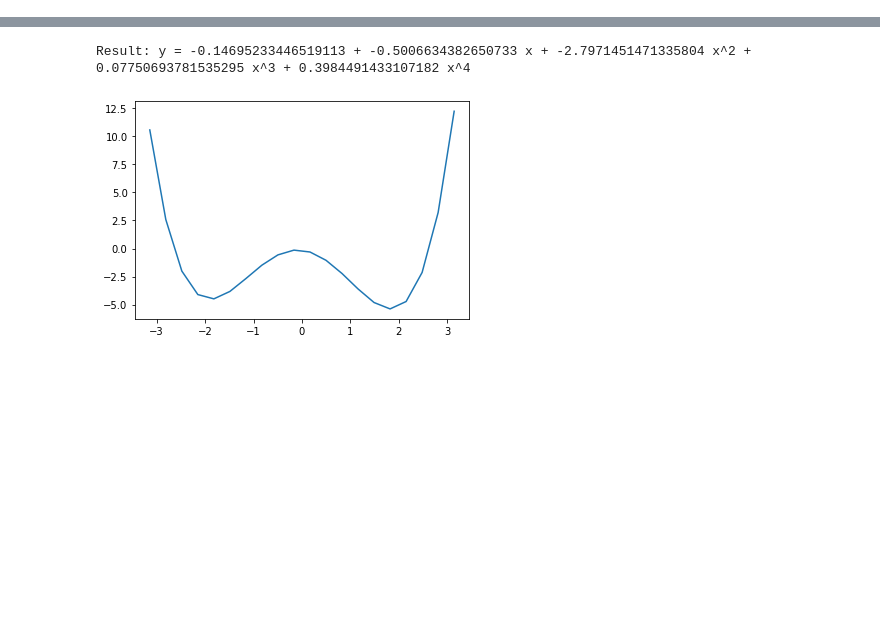
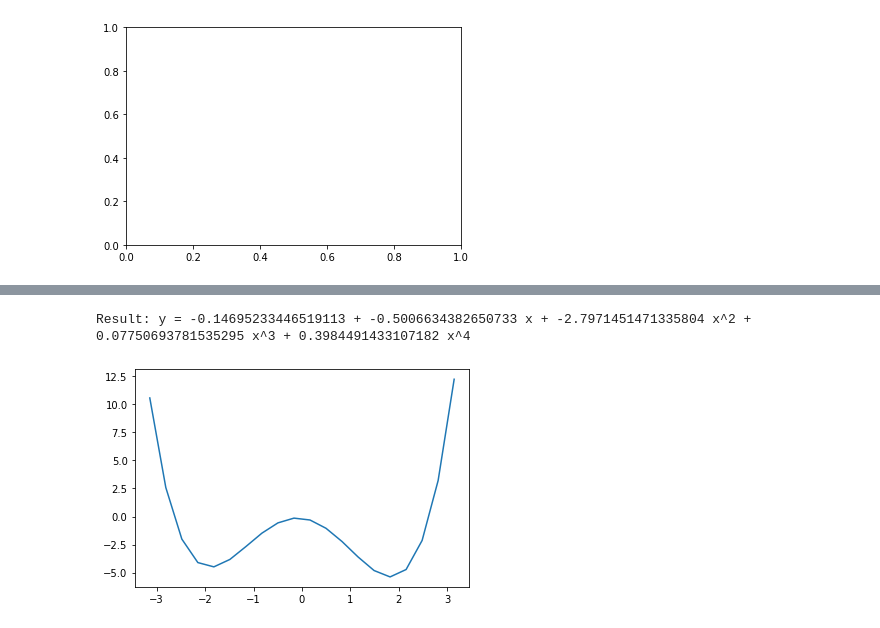
Before and after one commit to eriksali/DNN_2023_DL, a Jupyter notebook: a2_autograd.ipynb, the cells around one changed output, grey strips where cells are left out. Drawn from its saved outputs; the diff is of its cells as text; code cells hidden in the pictures; blank space fills up the shorter version.

```diff
--- a/a2_autograd.ipynb
+++ b/a2_autograd.ipynb
@@ -2,0 +239,90 @@
+# %%
+import numpy as np
+import torch
+import torch.nn as nn
+import torch.nn.functional as F
+import matplotlib.pyplot as plt
+import torch.optim as optim
+
+# Load the data
+##wine = np.loadtxt('data/wine.txt', delimiter =',')
+wine = np.loadtxt('/content/wine.txt', delimiter =',')
+
+#We will randomly shuffle the data first. This is needed because we want to mix rows of different class labels
+np.random.shuffle(wine)
+# Next, we convert convert data to torch tensor
+wine_t = torch.from_numpy(wine).float()
+#Separate target and data. First column is the target column
+wine_target = wine_t[:,0].long()# Target needs to be a long tensor
+data = wine_t[:,1:]# The data has 13 features
+# Let's normalize the data
+data_mean = torch.mean(data, dim=0)
+data_var = torch.var(data, dim=0)
+data_norm = (data - data_mean)/torch.sqrt(data_var)
+
+# Let us partition the data into training and test sets, We will use 150 examples for training and the remaining 28 for testing
+X_train = data_norm[0:150]
+X_test = data_norm[150:178]
+y_train = wine_target[0:150]-1# Impp PyTorch expects labels as 0, 1, and 2 for a three class problem and not as 1, 2, 3 as present in the wine data
+y_test  = wine_target[150:178]-1# Impp PyTorch expects labels as 0, 1, and 2 for a three class problem and not as 1, 2, 3 as presen
+
+class Model(nn.Module):
+    def __init__(self, input_features=13, hidden_layer1=10, output_features=3):
+        super().__init__()
+        self.fc1 = nn.Linear(input_features,hidden_layer1)
+        self.out = nn.Linear(hidden_layer1, output_features)
+
+    def forward(self, x):
+        x = F.relu(self.fc1(x))
+        x = self.out(x)
+        return x
+
+# Note the second layer is using no activation which is equivalent to linear activation.
+
+mymodel = Model().float()
+#mymodel=mymodel.float()
+
+# We will use cross-entropy loss and SGD with momentum
+criterion = torch.nn.CrossEntropyLoss()
+optimizer = optim.SGD(mymodel.parameters(), lr = 0.0005, momentum=0.5)
+
+epochs = 200
+batch_size = 10
+losses = []
+for epoch in range(epochs):
+    for i in range((X_train.shape[0] - 1) // batch_size + 1):
+        start_i = i * batch_size
+        end_i = start_i + batch_size
+        xb = X_train[start_i:end_i]
+        yb = y_train[start_i:end_i]
+        y_pred = mymodel.forward(xb.float())
+        loss = criterion(y_pred, yb.long())
+        optimizer.zero_grad()
+        loss.backward()
+        optimizer.step()
+    losses.append(loss)
+    if epoch % 10 == 0:
+        print(f'epoch: {epoch},  loss: {loss.item():10.8f}')
+
+
+# Define function for accuracy calculation
+def accuracy(out, yb):
+    preds = torch.argmax(out,1)
+    return (preds == yb).float().mean()
+
+
+
+# Training Accuracy
+preds = mymodel.forward(X_train.float())
+print(accuracy(preds,y_train.long()))
+
+# Testing Accuracy
+preds = mymodel.forward(X_test.float())
+print(accuracy(preds,y_test.long()))
+
+import matplotlib.pyplot as plt
+##plt.plot(range(epochs), losses)
+plt.plot(epochs, losses)
+plt.ylabel('Loss')
+plt.xlabel('epoch')
+# %% [output]
@@ -2,0 +347 @@
+[figure, added]
```
Also changed, not shown: parts of 8 cells of this notebook.
